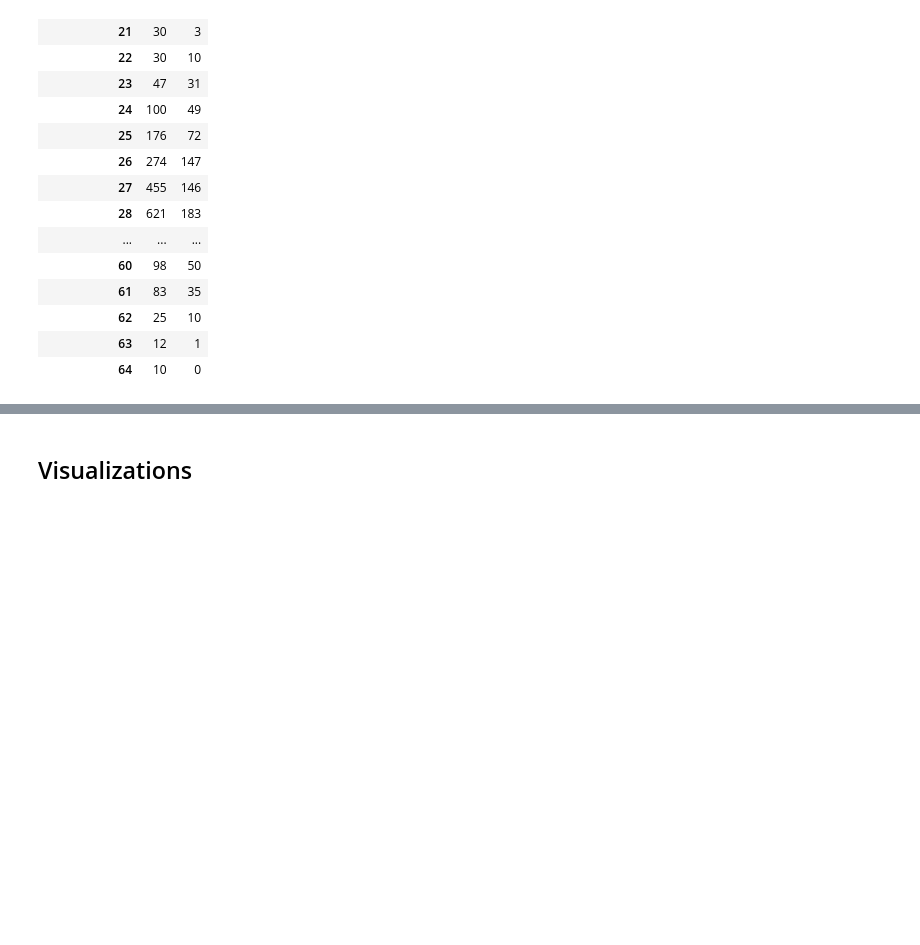
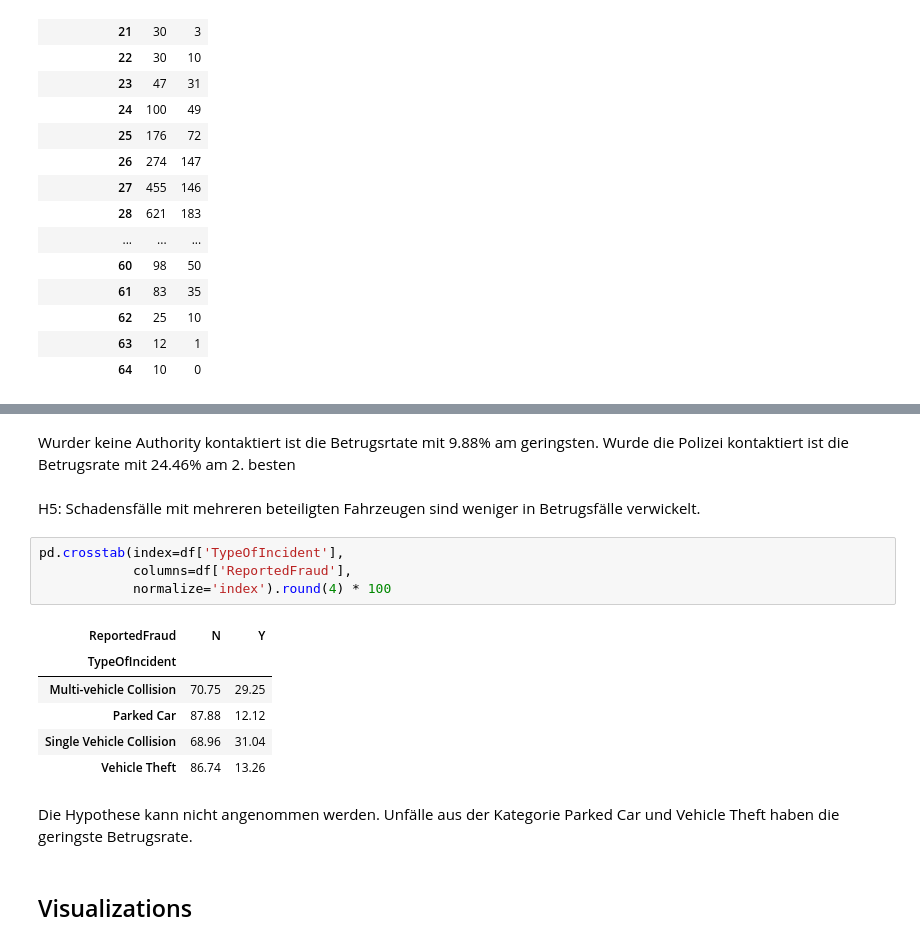
Before and after one commit to christophersegatz/dst-project, a Jupyter notebook: notebooks/draft-analysis.ipynb, the cells around one changed output, grey strips where cells are left out. Cells and saved outputs as stored; diff of their text form; blank space fills up the shorter version.

```diff
--- a/notebooks/draft-analysis.ipynb
+++ b/notebooks/draft-analysis.ipynb
@@ -211,3 +223,20 @@ pd.crosstab(index=df['InsuredAge'],
+# %% [markdown]
+Wurder keine Authority kontaktiert ist die Betrugsrtate mit 9.88% am geringsten. Wurde die Polizei kontaktiert ist die Betrugsrate mit 24.46% am 2. besten
+# %% [markdown]
+H5: Schadensfälle mit mehreren beteiligten Fahrzeugen sind weniger in Betrugsfälle verwickelt.
+# %%
+pd.crosstab(index=df['TypeOfIncident'],
+            columns=df['ReportedFraud'],
+            normalize='index').round(4) * 100
+# %% [output]
+| ReportedFraud | N | Y |
+| TypeOfIncident |  |  |
+| Multi-vehicle Collision | 70.75 | 29.25 |
+| Parked Car | 87.88 | 12.12 |
+| Single Vehicle Collision | 68.96 | 31.04 |
+| Vehicle Theft | 86.74 | 13.26 |
+# %% [markdown]
+Die Hypothese kann nicht angenommen werden. Unfälle aus der Kategorie Parked Car und Vehicle Theft haben die geringste Betrugsrate.
 # %% [markdown]
 ## Visualizations
 # %% [markdown]
```
Also changed, not shown: parts of 6 cells of this notebook.
